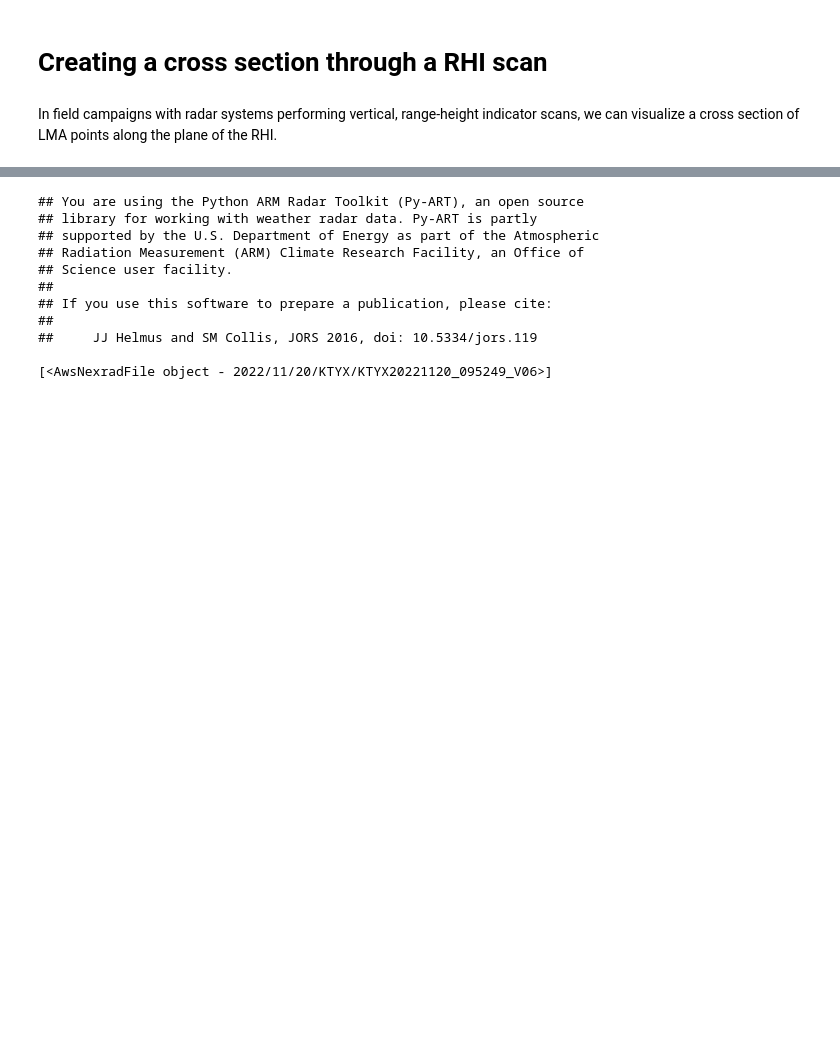
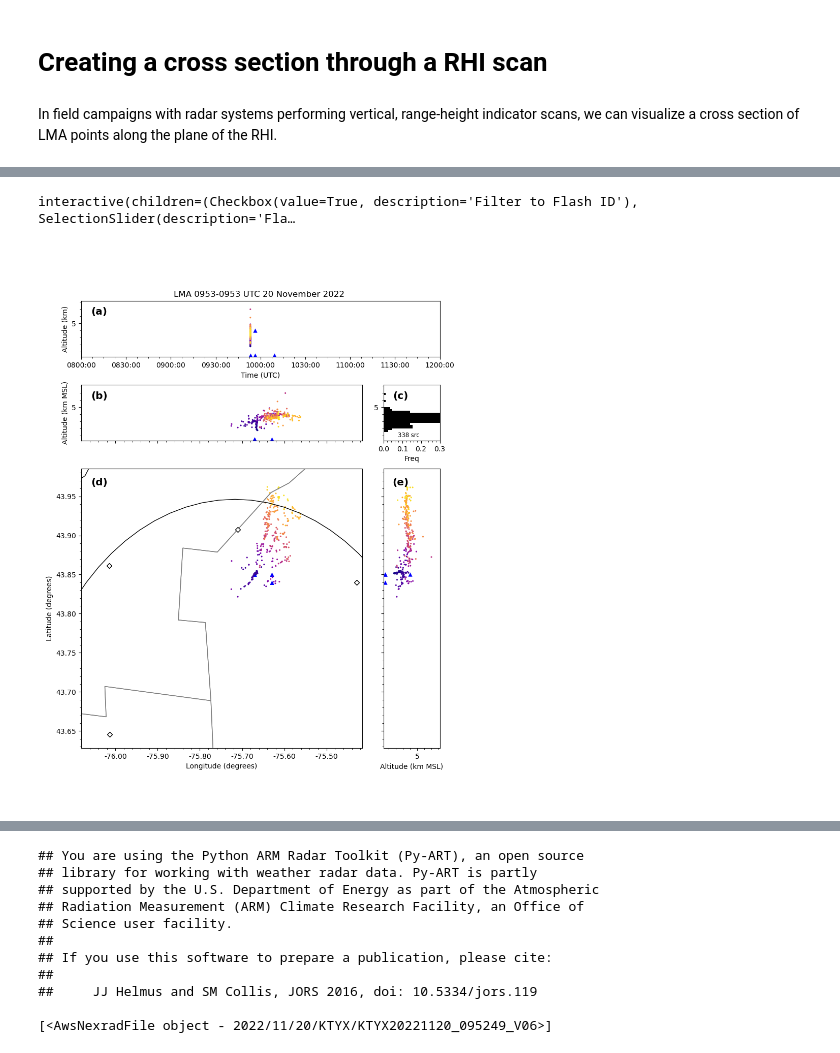
Before and after one commit to deeplycloudy/lmaworkshop, a Jupyter notebook: LEE-2023/RHI_cross_section.ipynb, the cells around one changed output, grey strips where cells are left out. Cells and saved outputs as stored; diff of their text form; code cells hidden in the pictures; blank space fills up the shorter version.

```diff
--- a/LEE-2023/RHI_cross_section.ipynb
+++ b/LEE-2023/RHI_cross_section.ipynb
@@ -20,5 +33,9 @@ from matplotlib import pyplot as plt
 # %%
 # Read in our data
+entln_data = lma_read.entln('./LEEpulse20221120-trimmed.csv')
+# Assign a height AGL of 500m for all CGs so that they show up on plots with a 0 y minimum
+entln_data['icheight'] = np.where(entln_data['type'] == 'CG', 500, entln_data['icheight'])
+
 filenames = glob.glob('./LYLOUT_221120_0[8-9]*_0600.dat.gz')
 filenames += glob.glob('./LYLOUT_221120_1[0-1]*_0600.dat.gz')
 filenames.sort()
@@ -82,6 +73,0 @@ After scrolling around for a few minutes, I think I want to visualize flash ID #
-# %%
-flash_i_want = 64
-this_flash = lma_data.sel(number_of_flashes=flash_i_want)
-events_in_flash = (this_flash.event_parent_flash_id == flash_i_want)
-this_flash = this_flash[{'number_of_events':events_in_flash}]
-flash_time = this_flash.flash_time_start.data.astype('datetime64[s]').astype(dt.datetime)
@@ -87,0 +86,29 @@ flash_time = this_flash.flash_time_start.data.astype('datetime64[s]').astype(dt.
+# %%
+interact_lma = InteractiveLMAPlot(big_flash_data, clon=big_flash_data.network_center_longitude,
+                                  clat=big_flash_data.network_center_latitude, tlim=[start_time, start_time + dt.timedelta(hours=4)])
+plot_2d_network_points(interact_lma.lma_plot, entln_data, color_by='polarity', actual_height=entln_data['icheight']/1000)
+
+
+def create_interact(use_flash_id=False, flash_id=0):
+    if use_flash_id:
+        this_flash = big_flash_data.sel(number_of_flashes=flash_id)
+        flash_i_want = this_flash.flash_id.data.item()
+        events_in_flash = (this_flash.event_parent_flash_id == flash_i_want)
+        this_flash = this_flash[{'number_of_events':events_in_flash}]
+        interact_lma.ds = this_flash
+        flash_start_time = this_flash.flash_time_start.data.item()
+        flash_end_time = this_flash.flash_time_end.data.item()
+        interact_lma.bounds['t'] = [flash_start_time, flash_end_time]
+    else:
+        interact_lma.ds = big_flash_data
+        t0, t1 = num2date(interact_lma.lma_plot.ax_th.get_xlim())
+        interact_lma.bounds['t'] = (t0.replace(tzinfo=None), t1.replace(tzinfo=None))
+    interact_lma.make_plot()
+    interact_lma.make_plot_interactive()
+
+use_flash_or_not = widgets.Checkbox(value=True, description='Filter to Flash ID')
+flash_id_sel = widgets.SelectionSlider(options=big_flash_data.flash_id.data, description='Flash ID', value=64)
+my_widgets = interact(create_interact, use_flash_id=use_flash_or_not, flash_id=flash_id_sel)
+# %% [output]
+interactive(children=(Checkbox(value=True, description='Filter to Flash ID'), SelectionSlider(description='Fla…
+[figure, added]
```
Also changed, not shown: parts of 18 cells of this notebook, 1 other file.
